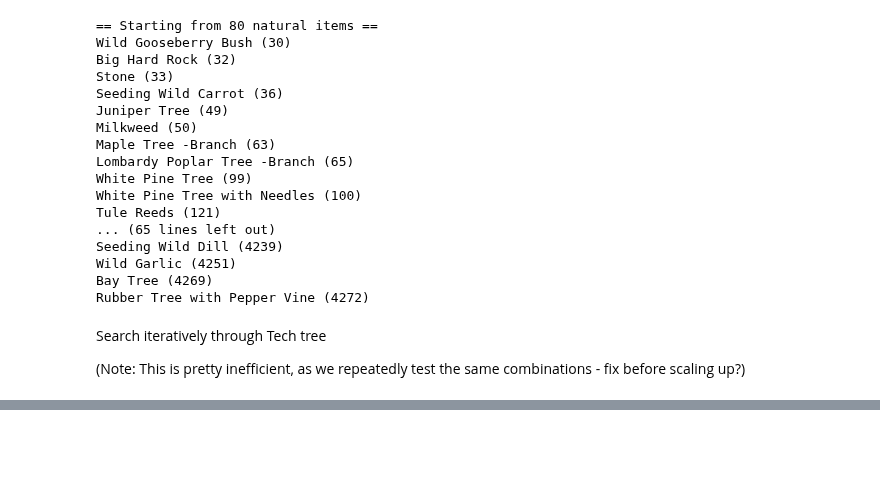
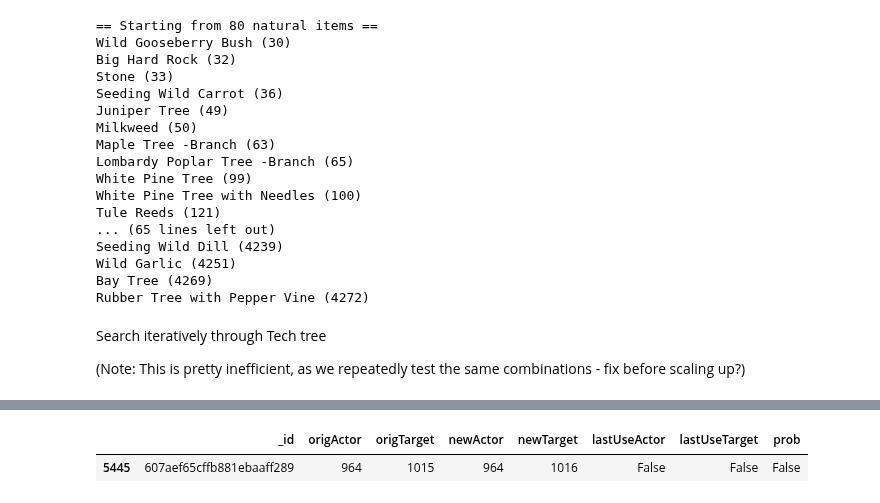
Before and after one commit to nataliavelez/OneHourOneLife, a Jupyter notebook: 3_technology/3_5_tech_tree.ipynb, the cells around one changed output, grey strips where cells are left out. Drawn from its saved outputs; the diff is of its cells as text; code cells hidden in the pictures; blank space fills up the shorter version.

```diff
--- a/3_technology/3_5_tech_tree.ipynb
+++ b/3_technology/3_5_tech_tree.ipynb
@@ -269,0 +390,5 @@ tech_tree[72]
+# %%
+transitions[transitions.origTarget == 1015]
+# %% [output]
+|  | _id | origActor | origTarget | newActor | newTarget | lastUseActor | lastUseTarget | prob |
+| 5445 | 607aef65cffb881ebaaff289 | 964 | 1015 | 964 | 1016 | False | False | False |
```
Also changed, not shown: parts of 22 cells of this notebook, 5 other files.
